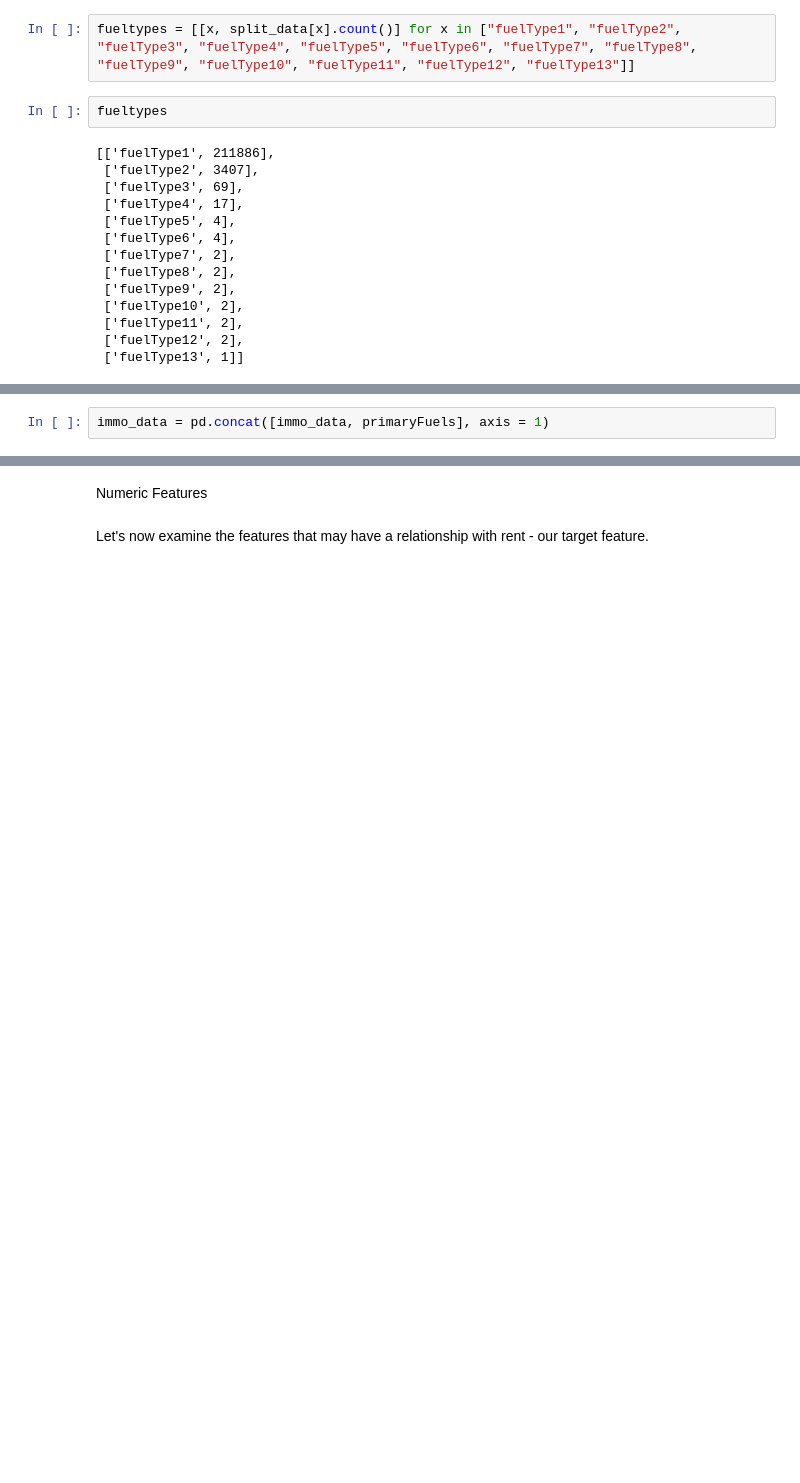
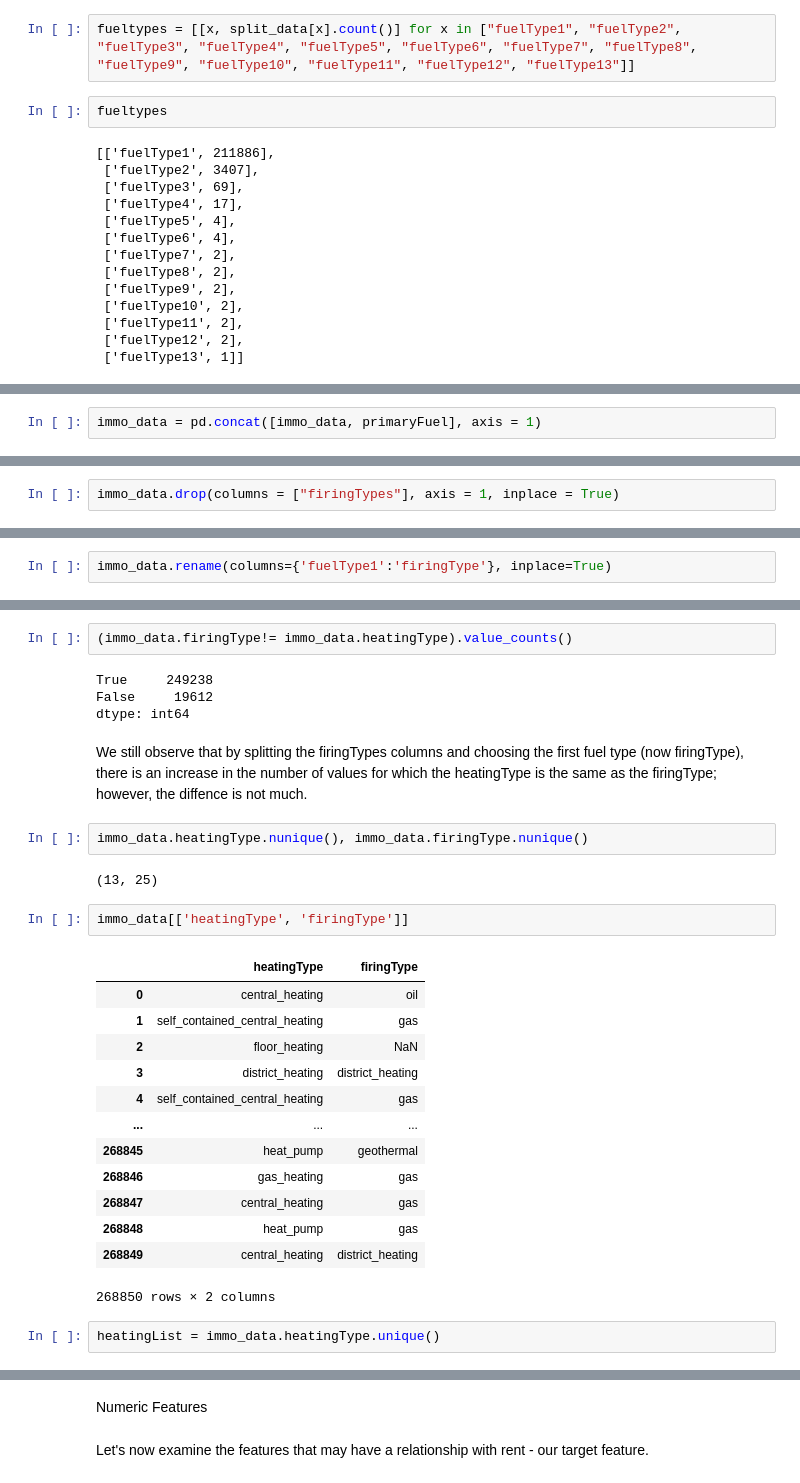
Before and after one commit to femi-lujo/germany_rental_apartments, a Jupyter notebook: notebooks/data_wrangling.ipynb, the cells around one changed output, grey strips where cells are left out. Saved outputs shown, nothing was run; the diff lists cells and outputs as text; blank space fills up the shorter version.

```diff
--- a/notebooks/data_wrangling.ipynb
+++ b/notebooks/data_wrangling.ipynb
@@ -445,5 +405,3 @@ primaryFuels = split_data[["fuelType1","fuelType2"]]
-# %%
-immo_data = pd.concat([immo_data, primaryFuels], axis = 1)
 # %%
 immo_data.shape
 # %% [output]
@@ -464,3 +409,5 @@ del immo_data["firingTypes"]
+# %%
+immo_data = pd.concat([immo_data, primaryFuel], axis = 1)
 # %%
 immo_data.shape
 # %% [output]
@@ -611,0 +426,2 @@ immo_data.select_dtypes('object')
+# %%
+immo_data.drop(columns = ["firingTypes"], axis = 1, inplace = True)
@@ -611,0 +430,2 @@ immo_data.select_dtypes('object')
+# %%
+immo_data.rename(columns={'fuelType1':'firingType'}, inplace=True)
@@ -611,0 +447,30 @@ immo_data.select_dtypes('object')
+# %%
+(immo_data.firingType!= immo_data.heatingType).value_counts()
+# %% [output]
+True     249238
+False     19612
+dtype: int64
+# %% [markdown]
+We still observe that by splitting the firingTypes columns and choosing the first fuel type (now firingType), there is an increase in the number of values for which the heatingType is the same as the firingType; however, the diffence is not much.
+# %%
+immo_data.heatingType.nunique(), immo_data.firingType.nunique()
+# %% [output]
+(13, 25)
+# %%
+immo_data[['heatingType', 'firingType']]
+# %% [output]
+|  | heatingType | firingType |
+| 0 | central_heating | oil |
+| 1 | self_contained_central_heating | gas |
+| 2 | floor_heating | NaN |
+| 3 | district_heating | district_heating |
+| 4 | self_contained_central_heating | gas |
+| ... | ... | ... |
+| 268845 | heat_pump | geothermal |
+| 268846 | gas_heating | gas |
+| 268847 | central_heating | gas |
+| 268848 | heat_pump | gas |
+| 268849 | central_heating | district_heating |
+268850 rows × 2 columns
+# %%
+heatingList = immo_data.heatingType.unique()
```
Also changed, not shown: parts of 68 cells of this notebook.
